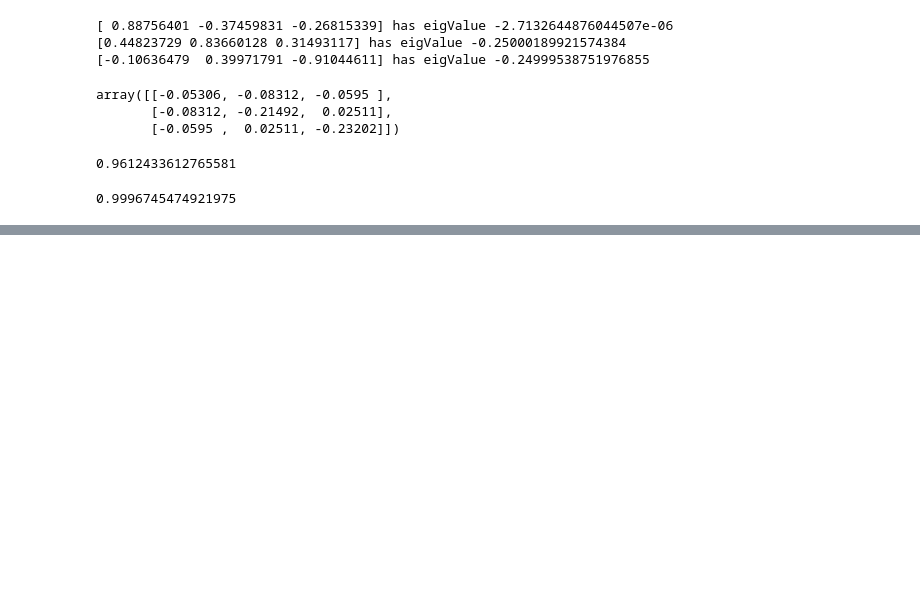
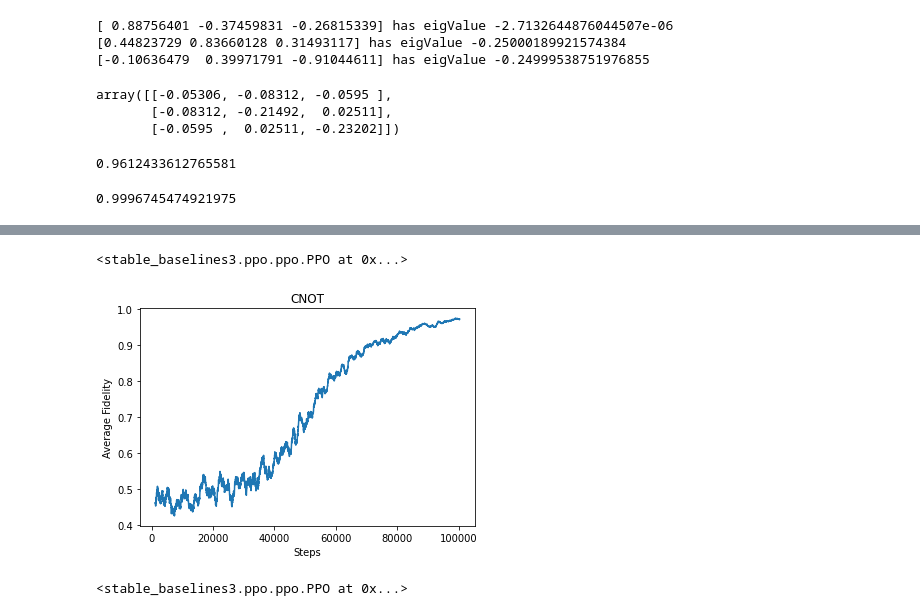
Before and after one commit to BestQuark/mbqlearning, a Jupyter notebook: continuousMBQC-v1.ipynb, the cells around one changed output, grey strips where cells are left out. Drawn from its saved outputs; the diff is of its cells as text; code cells hidden in the pictures; blank space fills up the shorter version.

```diff
--- a/continuousMBQC-v1.ipynb
+++ b/continuousMBQC-v1.ipynb
@@ -662,0 +983,23 @@ def cnot_ij(i,j,n):
+# %%
+env = measurement_env_2d(12, 2, gr, lambda x: x+2, OPI, noise=0, noise_type="none" ,test_fidelity=False, init_state_random = True)
+
+log_dir = "./logs/"
+os.makedirs(log_dir, exist_ok=True)
+env = Monitor(env, log_dir)
+
+checkpoint_on_event = CheckpointCallback(save_freq=1, save_path='./logs/')
+event_callback = EveryNTimesteps(n_steps=1000, callback=checkpoint_on_event)
+# %%
+model = PPO("MlpPolicy", env, verbose=0)
+model.learn(total_timesteps=int(1e5), callback=event_callback)
+# %% [output]
+<stable_baselines3.ppo.ppo.PPO at 0x...>
+# %%
+plot_results(log_dir, title="CNOT",window=100)
+# %% [output]
+[figure, added]
+# %%
+#model.save('./tmp/cnot')
+model.load('./tmp/cnot')
+# %% [output]
+<stable_baselines3.ppo.ppo.PPO at 0x...>
```
Also changed, not shown: parts of 33 cells of this notebook, 2 other files.
